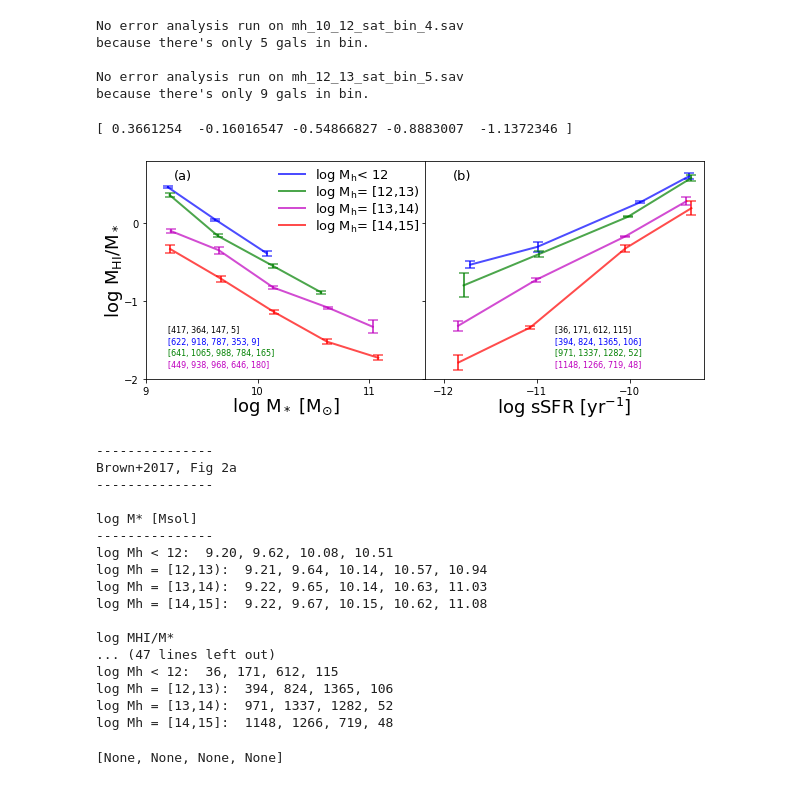
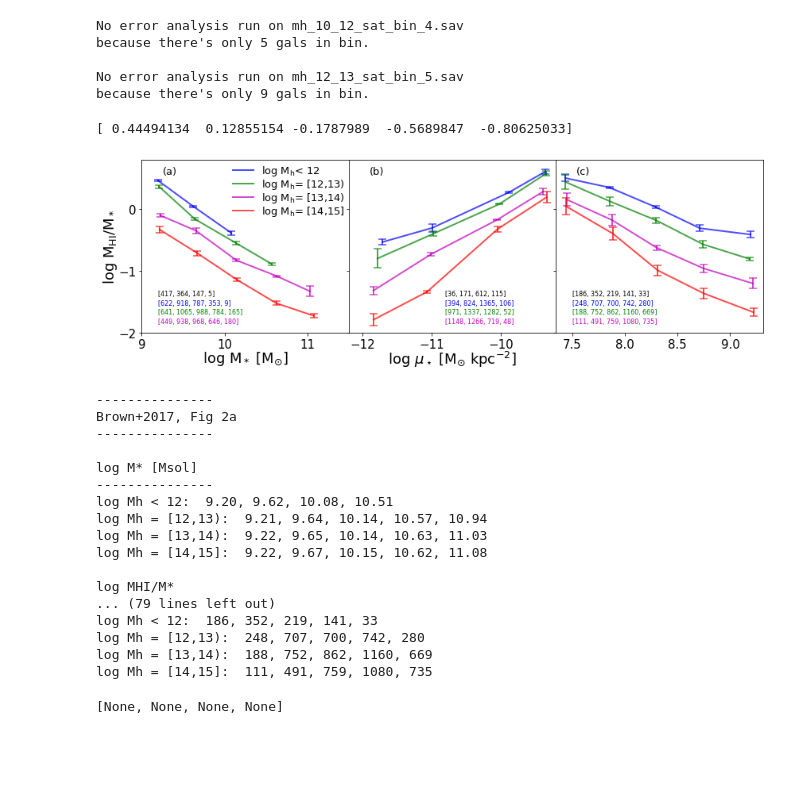
Before and after one commit to drtobybrown/published_data, a Jupyter notebook: brown+2017/ms_mh_table-print.ipynb, the cells around one changed output. Saved outputs shown, nothing was run; the diff lists cells and outputs as text; code cells hidden in the pictures; blank space fills up the shorter version.

Commit message:
add in stellar surface density scaling relation, Fig. 2c

```diff
--- a/brown+2017/ms_mh_table-print.ipynb
+++ b/brown+2017/ms_mh_table-print.ipynb
@@ -35,6 +35,7 @@ import re
 # %%
 ms_path = '/Users/thbrown/PhD/environment/stacks/Y07/ms/sat_II/mhalo/'
 ssfr_path = '/Users/thbrown/PhD/environment/stacks/Y07/ssfr/sat_II/mhalo/'
+mustar_path = '/Users/thbrown/PhD/environment/stacks/Y07/mu_star/sat_II/'
 # %%
 folders = ['mh_10_12_sat', 'mh_12_13_sat', 'mh_13_14_sat', 'mh_14_15_sat']
 
@@ -116,17 +153,18 @@ because there's only 5 gals in bin.
 No error analysis run on mh_12_13_sat_bin_5.sav
 because there's only 9 gals in bin.
 # %%
-print(np.log10(gf_ms[1]))
+print(np.log10(gf_mustar[1]))
 # %% [output]
-[ 0.3661254  -0.16016547 -0.54866827 -0.8883007  -1.1372346 ]
+[ 0.44494134  0.12855154 -0.1787989  -0.5689847  -0.80625033]
 # %%
-fig, ax = plt.subplots(1,2, sharey=True, sharex=False, figsize=[10,4])
+fig, ax = plt.subplots(1,3, sharey=True, sharex=False, figsize=[14,4])
 rcParams.update({'font.size': 15})
 fig.subplots_adjust(hspace=0, wspace=0)
 
 ax[0].set_ylabel(r'log M$_{\rm HI}/$M$_*$', size=18, labelpad=-1)
 ax[0].set_xlabel(r'log M$_*$ [M$_{\odot}$]', size=18, labelpad=-1)
 ax[1].set_xlabel(r'log sSFR [yr$^{-1}$]', size=18, labelpad=-1)
+ax[1].set_xlabel(r'log $\mu_\star$ [M$_{\odot}$ kpc$^{-2}$]', size=18, labelpad=-1)
 ax[0].set_ylim(-2,0.8)
 ax[0].set_xlim(9,11.5)
 ax[1].set_xlim(-12.2,-9.2)
@@ -135,7 +173,7 @@ ax[0].set_xticks([9,10,11])
 ax[1].set_xticks([-12,-11,-10])
 
 
-#
+# stellar mass
 ax[0].plot(ms_mean[0][0:3], np.log10(gf_ms[0][0:3]), '-b', linewidth=2, alpha=0.7,
              label=r'log M$_{\rm h}$< 12')
 ax[0].errorbar(ms_mean[0][0:3], np.log10(gf_ms[0][0:3]), yerr=err_ms[0][0:3],
@@ -156,6 +194,8 @@ ax[0].plot(ms_mean[3], np.log10(gf_ms[3]), '-r', linewidth=2, alpha=0.7,
 ax[0].errorbar(ms_mean[3], np.log10(gf_ms[3]), yerr=err_ms[3],
                fmt='', linestyle='', ms=10, ecolor='r', elinewidth=2, capsize=5, capthick=1.5, alpha=0.7)
 
+
+# sSFR
 ax[1].plot(ssfr_mean[0], np.log10(gf_ssfr[0]), '-b', linewidth=2, alpha=0.7,
              label=r'log M$_{\rm h}$< 12')
 ax[1].errorbar(ssfr_mean[0], np.log10(gf_ssfr[0]), yerr=err_ssfr[0],
@@ -169,36 +209,58 @@ ax[1].plot(ssfr_mean[2], np.log10(gf_ssfr[2]), '-m', linewidth=2, alpha=0.7,
 ax[1].errorbar(ssfr_mean[2], np.log10(gf_ssfr[2]), yerr=err_ssfr[2],
                fmt='', linestyle='', ms=10, ecolor='m', elinewidth=2, capsize=5, capthick=1.5, alpha=0.7)
 ax[1].plot(ssfr_mean[3], np.log10(gf_ssfr[3]), '-r', linewidth=2, alpha=0.7,
              label=r'log M$_{\rm h}$= [14,15]')
 ax[1].errorbar(ssfr_mean[3], np.log10(gf_ssfr[3]), yerr=err_ssfr[3],
                fmt='', linestyle='', ms=10, ecolor='r', elinewidth=2, capsize=5, capthick=1.5, alpha=0.7)
 
+# stellar surface density
+ax[2].plot(mustar_mean[0], np.log10(gf_mustar[0]), '-b', linewidth=2, alpha=0.7,
+             label=r'log M$_{\rm h}$< 12')
+ax[2].errorbar(mustar_mean[0], np.log10(gf_mustar[0]), yerr=err_mustar[0],
+               fmt='', linestyle='', ms=10, ecolor='b', elinewidth=2, capsize=5, capthick=1.5, alpha=0.7)
+ax[2].plot(mustar_mean[1], np.log10(gf_mustar[1]), '-g', linewidth=2, alpha=0.7,
+             label=r'log M$_{\rm h}$= [12,13)')
+ax[2].errorbar(mustar_mean[1], np.log10(gf_mustar[1]), yerr=err_mustar[1],
+               fmt='', linestyle='', ms=10, ecolor='g', elinewidth=2, capsize=5, capthick=1.5, alpha=0.7)
+ax[2].plot(mustar_mean[2], np.log10(gf_mustar[2]), '-m', linewidth=2, alpha=0.7,
+             label=r'log M$_{\rm h}$= [13,14)')
+ax[2].errorbar(mustar_mean[2], np.log10(gf_mustar[2]), yerr=err_mustar[2],
+               fmt='', linestyle='', ms=10, ecolor='m', elinewidth=2, capsize=5, capthick=1.5, alpha=0.7)
+ax[2].plot(mustar_mean[3], np.log10(gf_mustar[3]), '-r', linewidth=2, alpha=0.7,
+             label=r'log M$_{\rm h}$= [14,15]')
+ax[2].errorbar(mustar_mean[3], np.log10(gf_mustar[3]), yerr=err_mustar[3],
+               fmt='', linestyle='', ms=10, ecolor='r', elinewidth=2, capsize=5, capthick=1.5, alpha=0.7)
+
 # strcnt = [[str(j) for j in i] for i in cnt]
 
 ax[0].legend(scatterpoints=1,
              labelspacing=0,
             loc=1,
             ncol=1,
             fontsize=13,
             frameon=False,
             #bbox_to_anchor=(1.05, 1),
             borderaxespad=0.)
 
 ax[0].annotate('(a)',xy=(9, -2), xytext=(0.1, 0.92),textcoords='axes fraction', size=13)
 ax[1].annotate('(b)',xy=(-12, -2), xytext=(0.1, 0.92),textcoords='axes fraction', size=13)
+ax[2].annotate('(c)',xy=(7.5, -2), xytext=(0.1, 0.92),textcoords='axes fraction', size=13)
+
 
 cnt_colour = ['k','b','g','m','r']
 for i in range(len(cnt_ms)):
     ax[0].annotate('%s' % cnt_ms[i], xy=(9.2,-1.4 - (i * .15)),
                 textcoords='data',color=cnt_colour[i], fontsize=8)
     ax[1].annotate('%s' % cnt_ssfr[i], xy=(-10.8,-1.4 - (i * .15)),
                 textcoords='data',color=cnt_colour[i], fontsize=8)
+    ax[2].annotate('%s' % cnt_mustar[i], xy=(7.5,-1.4 - (i * .15)),
+                textcoords='data',color=cnt_colour[i], fontsize=8)
 
-plt.savefig('gf_mh_sat.png',
-            bbox_inches='tight',dpi=300)
+# plt.savefig('gf_mh_sat.png',
+#             bbox_inches='tight',dpi=300)
 # plt.show()
 # %% [output]
-[figure, old version]
+[figure, new version]
 # %%
 labels = [r'log Mh < 12: '
           , r'log Mh = [12,13): '
@@ -253,6 +315,33 @@ print('')
 print("N")
 print('---------------')
 [print(label,", ".join(["{:}"]*len(count)).format(*count)) for label, count in zip(labels, cnt_ssfr)]
+
+
+
+print('')
+print('---------------')
+print('Brown+2017, Fig 2c')
+print('---------------')
+
+print('')
+print("log mu* [Msol/kpc^2]")
+print('---------------')
+[print(label,", ".join(["{:.2f}"]*len(mustar)).format(*mustar)) for label, mustar in zip(labels, mustar_mean)]
+
+print('')
+print("log MHI/M*")
+print('---------------')
+[print(label,", ".join(["{:.2f}"]*len(gf)).format(*np.log10(gf))) for label, gf in zip(labels, gf_mustar)]
+
+print('')
+print("+/-MHI/M* [dex]")
+print('---------------')
+[print(label,", ".join(["{:.3f}"]*len(error)).format(*error)) for label, error in zip(labels, err_mustar)]
+
+print('')
+print("N")
+print('---------------')
+[print(label,", ".join(["{:}"]*len(count)).format(*count)) for label, count in zip(labels, cnt_mustar)]
 # %% [output]
 ---------------
 Brown+2017, Fig 2a
@@ -266,9 +355,9 @@ log Mh = [13,14):  9.22, 9.65, 10.14, 10.63, 11.03
 log Mh = [14,15]:  9.22, 9.67, 10.15, 10.62, 11.08
 
 log MHI/M*
-... (47 lines left out)
-log Mh < 12:  36, 171, 612, 115
-log Mh = [12,13):  394, 824, 1365, 106
-log Mh = [13,14):  971, 1337, 1282, 52
-log Mh = [14,15]:  1148, 1266, 719, 48
+... (79 lines left out)
+log Mh < 12:  186, 352, 219, 141, 33
+log Mh = [12,13):  248, 707, 700, 742, 280
+log Mh = [13,14):  188, 752, 862, 1160, 669
+log Mh = [14,15]:  111, 491, 759, 1080, 735
 [None, None, None, None]
```
Also changed, not shown: parts of 2 cells of this notebook, 1 other file.
